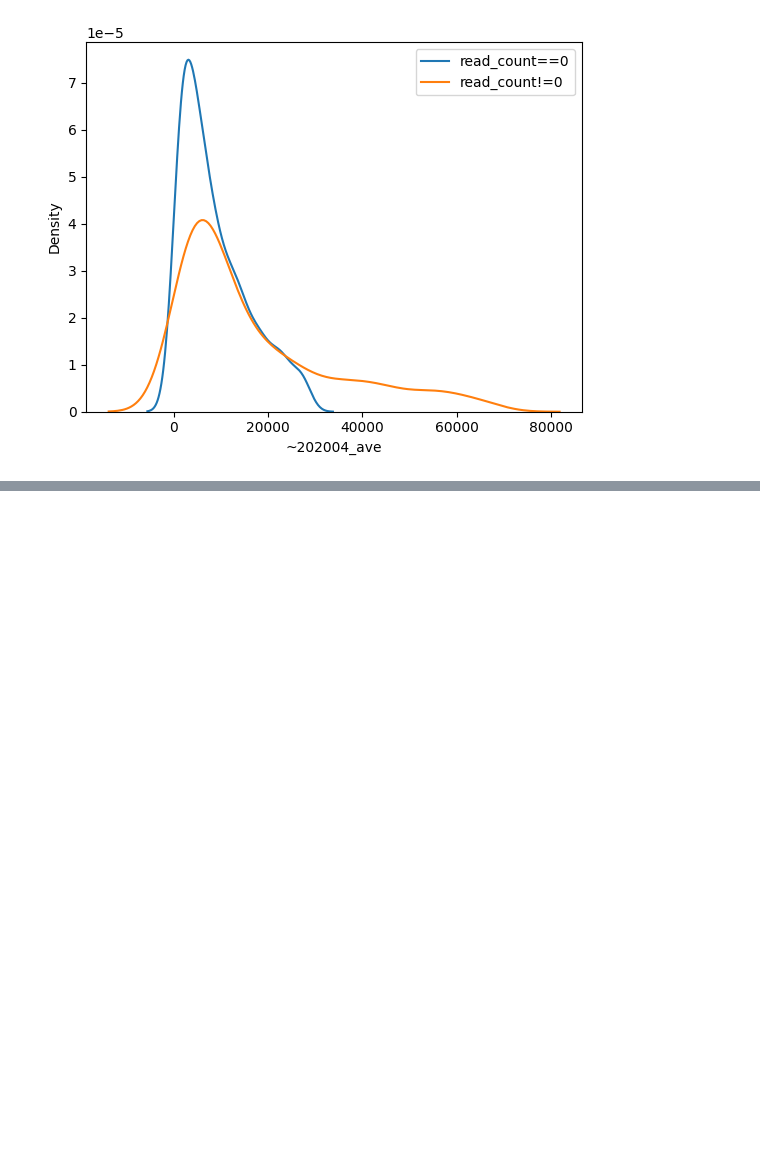
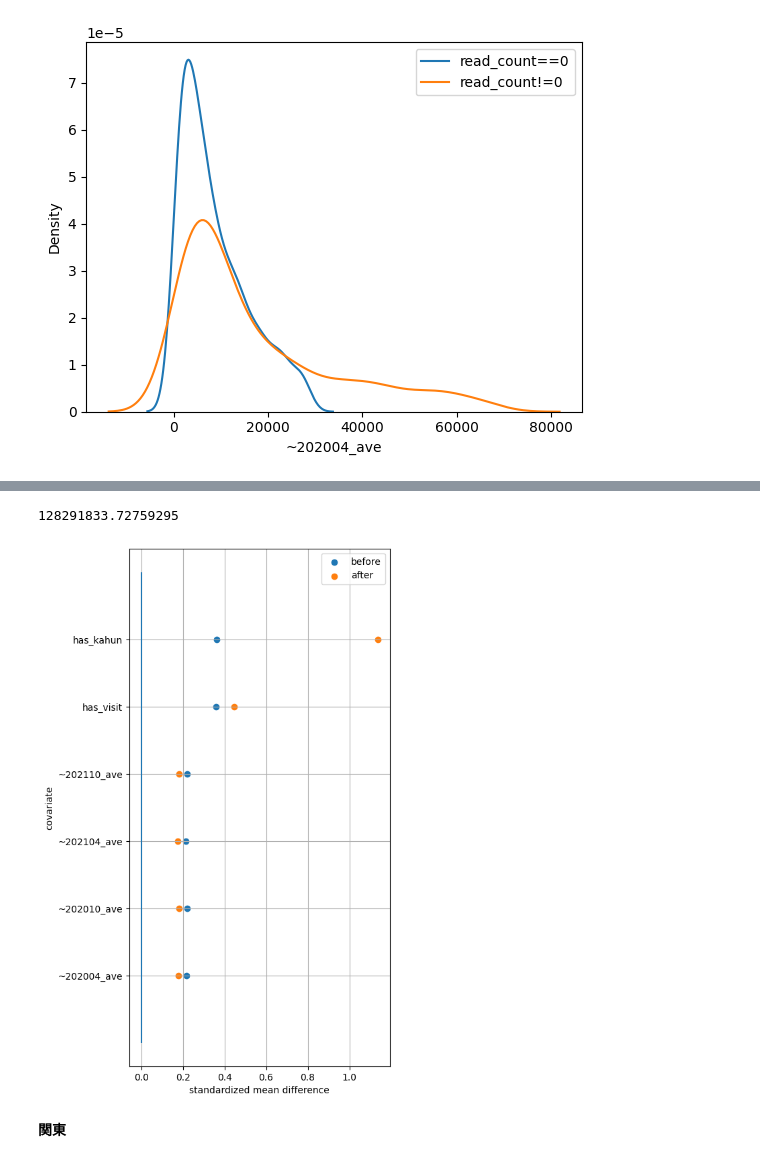
Before and after one commit to uehiratakumu/VScode, a Jupyter notebook: M3_intern/eda.ipynb, the cells around one changed output, grey strips where cells are left out. Cells and saved outputs as stored; diff of their text form; code cells hidden in the pictures; blank space fills up the shorter version.

```diff
--- a/M3_intern/eda.ipynb
+++ b/M3_intern/eda.ipynb
@@ -856,0 +1229,46 @@ plt.show()
+# %%
+n_re0_to = sales_m.shape[0]
+return_re0_to = n_re0_to*np.mean(ATT_list_re0_to)
+return_re0_to
+# %% [output]
+128291833.72759295
+# %%
+def standardized_mean_difference(X1, X0): # SMDを計算する関数
+    N1 = len(X1)
+    N0 = len(X0)
+    s_pool = ((N1-1)*np.var(X1)+(N0-1)*np.var(X0))/(N1+N0-2)
+
+    return (np.mean(X1)-np.mean(X0))/np.sqrt(s_pool)
+
+def smd_on_the_treated(X, Z, ps): # 傾向スコアを用いた調整前後のSMDを計算する関数
+    X1 = X[Z==1]
+    X0 = X[Z==0]
+    ps0 = ps[Z==0]
+    X10 = X0*ps0/(1-ps0+epsilon)
+
+    smd_before = standardized_mean_difference(X1, X0)
+    smd_after = standardized_mean_difference(X1, X10)
+
+    return smd_before, smd_after
+
+# 各共変量について、傾向スコアを用いた調整前後のSMDを計算する
+smd_list = []
+for name in X.columns:
+    smd_before, smd_after = smd_on_the_treated(X=X[name], Z=Z, ps=ps)
+    smd_list.append([name, smd_before, smd_after])
+smd_df = pd.DataFrame(smd_list, columns=['covariate', 'SMD(before)', 'SMD(after)'])
+
+# 各共変量について、傾向スコアを用いた調整前後のSMDをプロットする（love plotを作成する）
+plt.figure(figsize=(5, 10))
+plt.scatter(smd_df['SMD(before)'], smd_df['covariate'], label='before')
+plt.scatter(smd_df['SMD(after)'], smd_df['covariate'], label='after')
+plt.vlines([0], ymin=-1, ymax=X.shape[1])
+plt.legend()
+plt.xlabel('standardized mean difference')
+plt.ylabel('covariate')
+plt.grid(True)
+plt.show()
+# %% [output]
+[figure, added]
+# %% [markdown]
+**関東**
```
Also changed, not shown: parts of 45 cells of this notebook.
